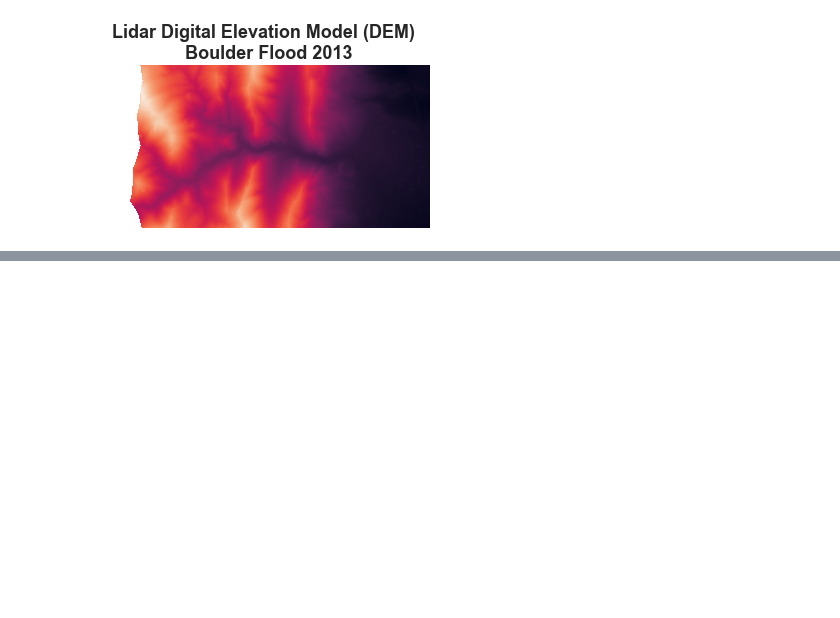
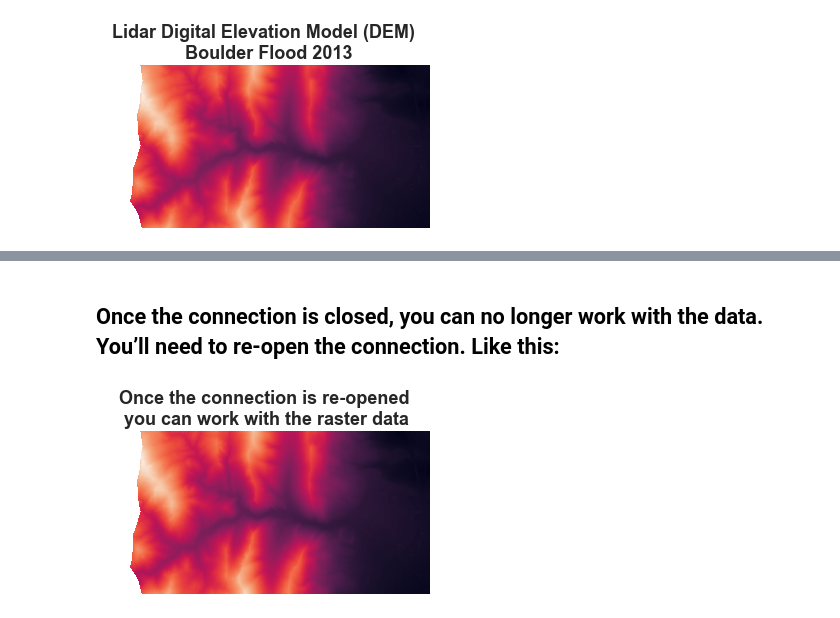
Before and after one commit to SeriousHyena/Colorado_Flood_geotif_Lesson, a Jupyter notebook: Colorado_Flood_data.ipynb, the cells around one changed output, grey strips where cells are left out. Drawn from its saved outputs; the diff is of its cells as text; code cells hidden in the pictures; blank space fills up the shorter version.

```diff
--- a/Colorado_Flood_data.ipynb
+++ b/Colorado_Flood_data.ipynb
@@ -49,0 +54,13 @@ ax.set_axis_off()
+# %% [markdown]
+## Once the connection is closed, you can no longer work with the data. You’ll need to re-open the connection. Like this:
+# %%
+# Open raster data connection - again
+lidar_dem = rio.open('data/colorado-flood/spatial/boulder-leehill-rd/pre-flood/lidar/pre_DTM.tif')
+
+fig, ax = plt.subplots(figsize = (8,3))
+show(lidar_dem,
+     title="Once the connection is re-opened \nyou can work with the raster data",
+     ax=ax)
+ax.set_axis_off()
+# %% [output]
+[figure, added]
```
Also changed, not shown: parts of 6 cells of this notebook.
